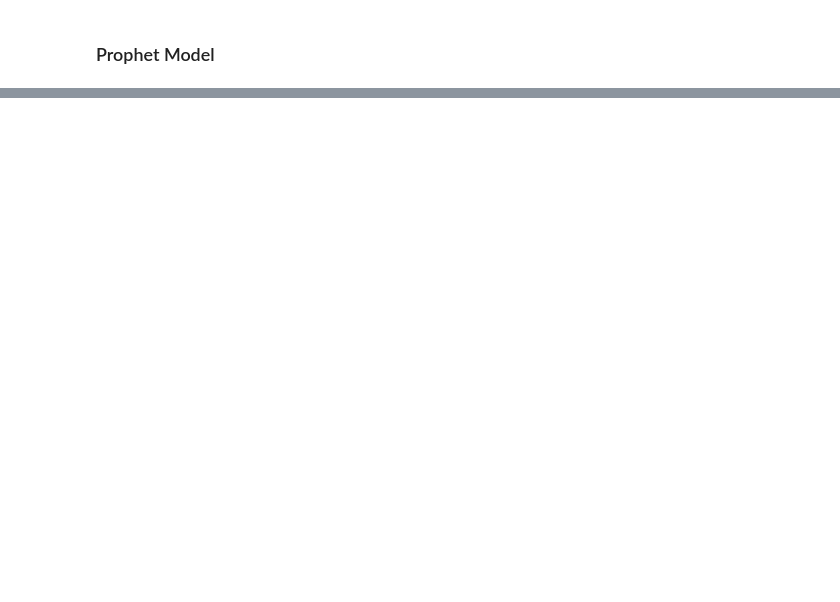
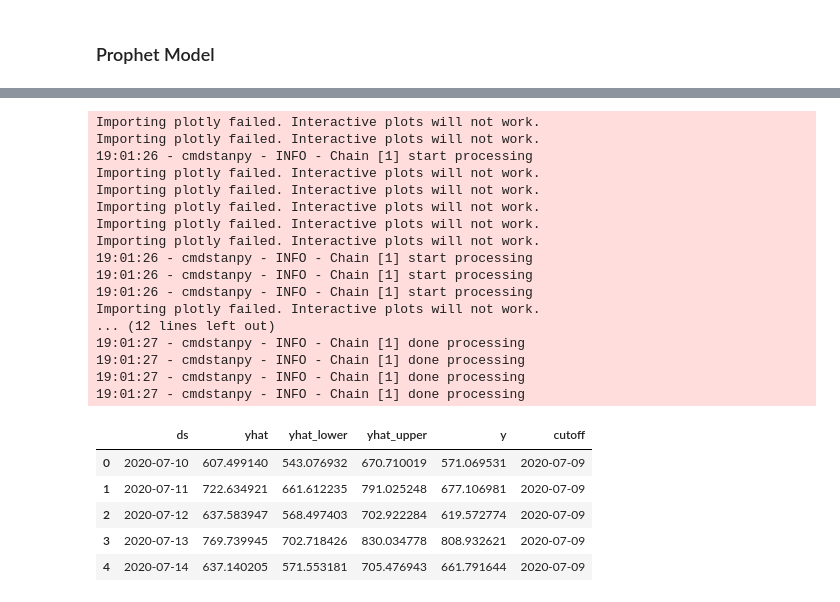
Before and after one commit to JiayiD77/Conjoint-Analysis, a Jupyter notebook: time_series_analysis/time_series.ipynb, the cells around one changed output, grey strips where cells are left out. Cells and saved outputs as stored; diff of their text form; code cells hidden in the pictures; blank space fills up the shorter version.

```diff
--- a/time_series_analysis/time_series.ipynb
+++ b/time_series_analysis/time_series.ipynb
@@ -160,0 +177,32 @@ model = Prophet()
+# %%
+# Cross validation
+df_cv = cross_validation(model=model,
+                         horizon="31 days",
+                         period="16 days",
+                         initial="2012 days",
+                         parallel="processes")
+df_cv.head()
+# %% [output]
+Importing plotly failed. Interactive plots will not work.
+Importing plotly failed. Interactive plots will not work.
+19:01:26 - cmdstanpy - INFO - Chain [1] start processing
+Importing plotly failed. Interactive plots will not work.
+Importing plotly failed. Interactive plots will not work.
+Importing plotly failed. Interactive plots will not work.
+Importing plotly failed. Interactive plots will not work.
+Importing plotly failed. Interactive plots will not work.
+19:01:26 - cmdstanpy - INFO - Chain [1] start processing
+19:01:26 - cmdstanpy - INFO - Chain [1] start processing
+19:01:26 - cmdstanpy - INFO - Chain [1] start processing
+Importing plotly failed. Interactive plots will not work.
+... (12 lines left out)
+19:01:27 - cmdstanpy - INFO - Chain [1] done processing
+19:01:27 - cmdstanpy - INFO - Chain [1] done processing
+19:01:27 - cmdstanpy - INFO - Chain [1] done processing
+19:01:27 - cmdstanpy - INFO - Chain [1] done processing
+|  | ds | yhat | yhat_lower | yhat_upper | y | cutoff |
+| 0 | 2020-07-10 | 607.499140 | 543.076932 | 670.710019 | 571.069531 | 2020-07-09 |
+| 1 | 2020-07-11 | 722.634921 | 661.612235 | 791.025248 | 677.106981 | 2020-07-09 |
+| 2 | 2020-07-12 | 637.583947 | 568.497403 | 702.922284 | 619.572774 | 2020-07-09 |
+| 3 | 2020-07-13 | 769.739945 | 702.718426 | 830.034778 | 808.932621 | 2020-07-09 |
+| 4 | 2020-07-14 | 637.140205 | 571.553181 | 705.476943 | 661.791644 | 2020-07-09 |
```
Also changed, not shown: parts of 9 cells of this notebook.
